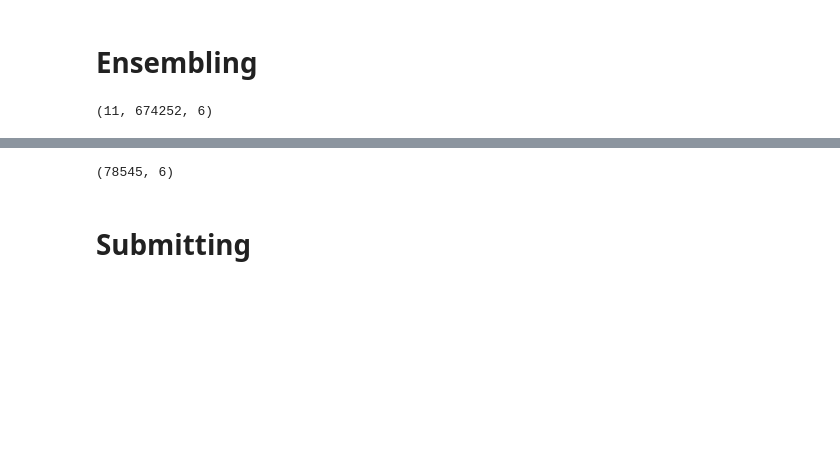
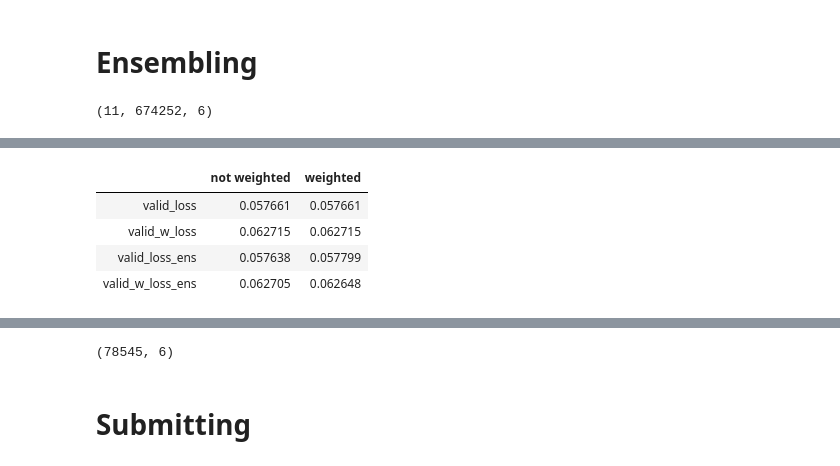
Before and after one commit to nosound2/RSNA-Hemorrhage, a Jupyter notebook: notebooks/Ensembling.ipynb, the cells around one changed output, grey strips where cells are left out. Drawn from its saved outputs; the diff is of its cells as text; code cells hidden in the pictures; blank space fills up the shorter version.

```diff
--- a/notebooks/Ensembling.ipynb
+++ b/notebooks/Ensembling.ipynb
@@ -448 +518,19 @@ stats.groupby(['weighted','target'])[['valid_loss','valid_loss_ens','valid_w_los
+# %%
+# non-weighted models
+tt = pd.concat([
+stats.loc[stats.weighted == False].groupby('target')[['valid_loss','valid_w_loss',
+                                                      'valid_loss_ens','valid_w_loss_ens']].mean()\
+    .apply(lambda x: x*class_weights).mean(),
+stats.loc[stats.weighted == True].groupby('target')[['valid_loss','valid_w_loss',
+                                                     'valid_loss_ens','valid_w_loss_ens']].mean()\
+    .apply(lambda x: x*class_weights).mean()
+],axis=1)
+tt.columns = ['not weighted','weighted']
+tt
+# %% [output]
+|  | not weighted | weighted |
+| valid_loss | 0.057661 | 0.057661 |
+| valid_w_loss | 0.062715 | 0.062715 |
+| valid_loss_ens | 0.057638 | 0.057799 |
+| valid_w_loss_ens | 0.062705 | 0.062648 |
 # %%
```
Also changed, not shown: parts of 53 cells of this notebook, 3 other files.
